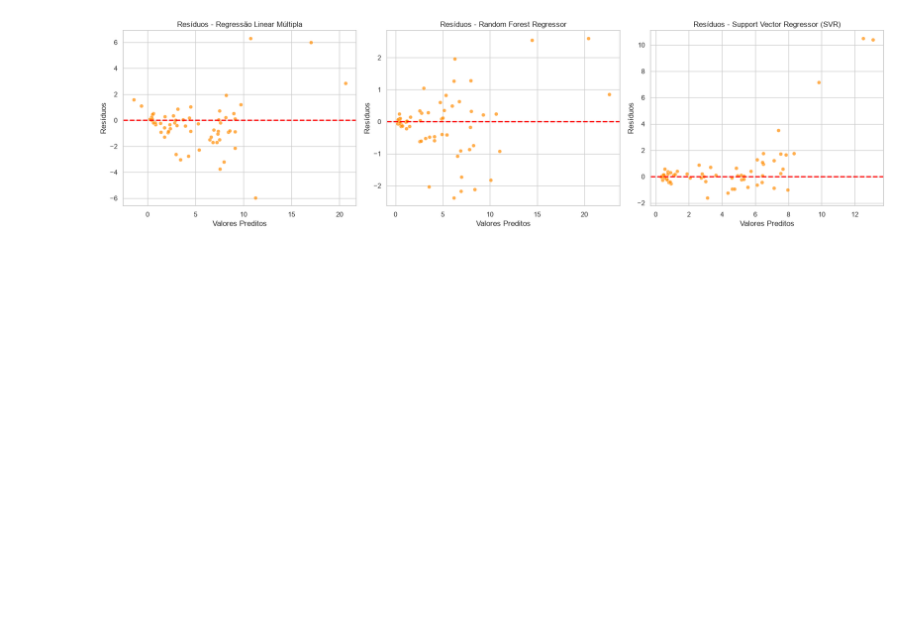
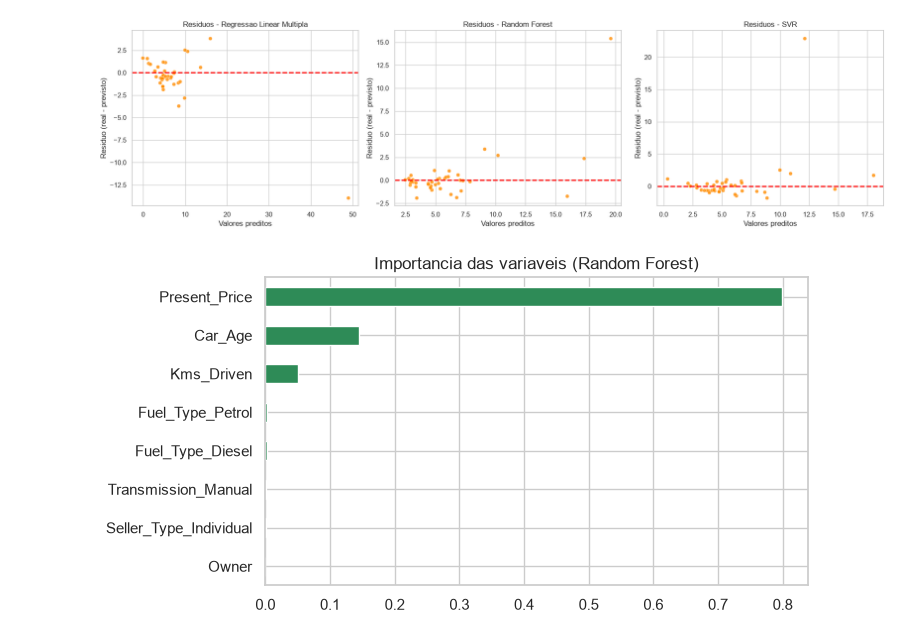
Before and after one commit to miltonwagner/Aula3.2_ML-HelloStreamlit, a Jupyter notebook: analise_veiculos.ipynb, the cells around one changed output. Drawn from its saved outputs; the diff is of its cells as text; code cells hidden in the pictures; blank space fills up the shorter version.

```diff
--- a/analise_veiculos.ipynb
+++ b/analise_veiculos.ipynb
@@ -1,23 +61,36 @@
 # %%
-# ==========================================
-# 7. ANÁLISE DE RESÍDUOS
-# ==========================================
-fig, axes = plt.subplots(1, 3, figsize=(18, 5))
+# ==============================================================
+# BLOCO 12 - Erro em rupias, dolar e real + resumo para o veredito + salvar arquivos
+# ==============================================================
+conv = pd.DataFrame({m: converter(tabela.loc[m, "MAE CV"]) for m in tabela.index}).T.round(2)
+print("Erro medio absoluto (validacao cruzada) convertido:")
+print(conv.to_string())
 
-residuals = [
-    ("Regressão Linear Múltipla", y_test - y_pred_lr, y_pred_lr),
-    ("Random Forest Regressor", y_test - y_pred_rf, y_pred_rf),
-    ("Support Vector Regressor (SVR)", y_test - y_pred_svr, y_pred_svr)
-]
+print("\nMenor MAE na validacao cruzada:", tabela["MAE CV"].idxmin())
+print("Maior R2 na validacao cruzada :", tabela["R2 CV (media)"].idxmax())
+print("Maior gap treino-teste (overfitting):", tabela["Gap R2 (treino - teste)"].idxmax())
 
-for i, (name, res, preds) in enumerate(residuals):
-    sns.scatterplot(x=preds, y=res, ax=axes[i], alpha=0.7, color='darkorange')
-    axes[i].axhline(0, color='red', linestyle='--', lw=2)
-    axes[i].set_title(f"Resíduos - {name}")
-    axes[i].set_xlabel("Valores Preditos")
-    axes[i].set_ylabel("Resíduos")
-
-plt.tight_layout()
-plt.show()
+tabela.to_csv("metricas_modelos.csv")
+df.to_csv("Vehicle-DS-limpo.csv", index=False)
+print("\nArquivos salvos: metricas_modelos.csv e Vehicle-DS-limpo.csv")
-# %% [output]
-[figure, removed]
+# %%
+# ==============================================================
+# BLOCO 11 - Analise de residuos e importancia das variaveis
+# ==============================================================
+fig, axes = plt.subplots(1, 3, figsize=(18, 5))
+for ax, (nome, p) in zip(axes, preds.items()):
+    sns.scatterplot(x=p, y=y_te.values - p, ax=ax, alpha=0.8, color="darkorange")
+    ax.axhline(0, color="red", linestyle="--", lw=2)
+    ax.set(title=f"Residuos - {nome}", xlabel="Valores preditos", ylabel="Residuo (real - previsto)")
+plt.tight_layout()
+plt.show()
+
+# Importancia das variaveis no Random Forest
+rf = melhores["Random Forest"]
+nomes = [n.split("__")[-1] for n in rf.named_steps["pre"].get_feature_names_out()]
+imp = pd.Series(rf.named_steps["m"].feature_importances_, index=nomes).sort_values()
+imp.plot.barh(figsize=(7, 4), color="seagreen", title="Importancia das variaveis (Random Forest)")
+plt.show()
+# %% [output]
+[figure, added]
+[figure, added]
```
Also changed, not shown: parts of 11 cells of this notebook, 6 other files.
